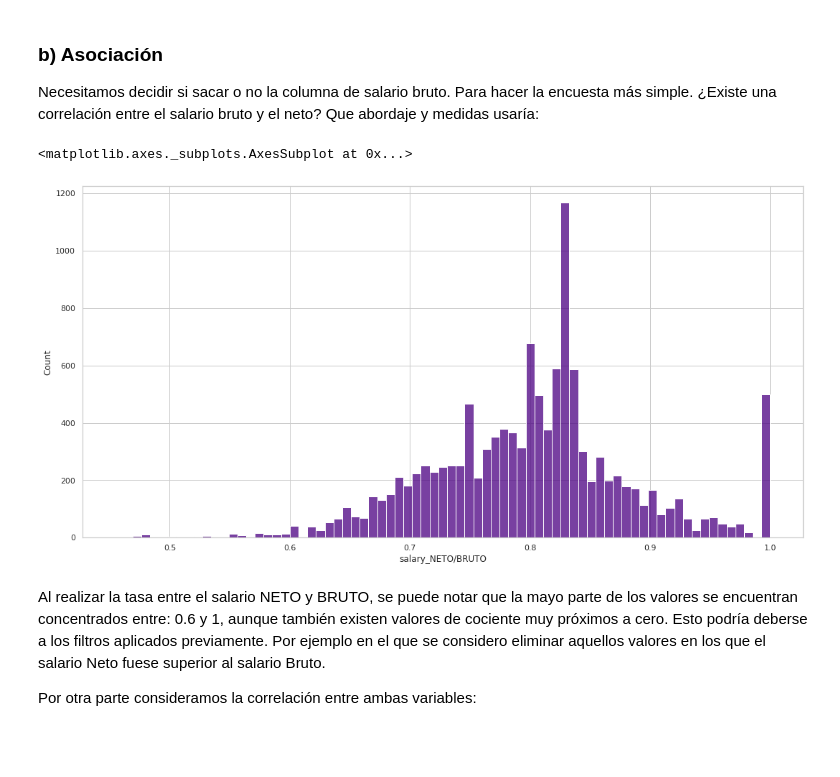
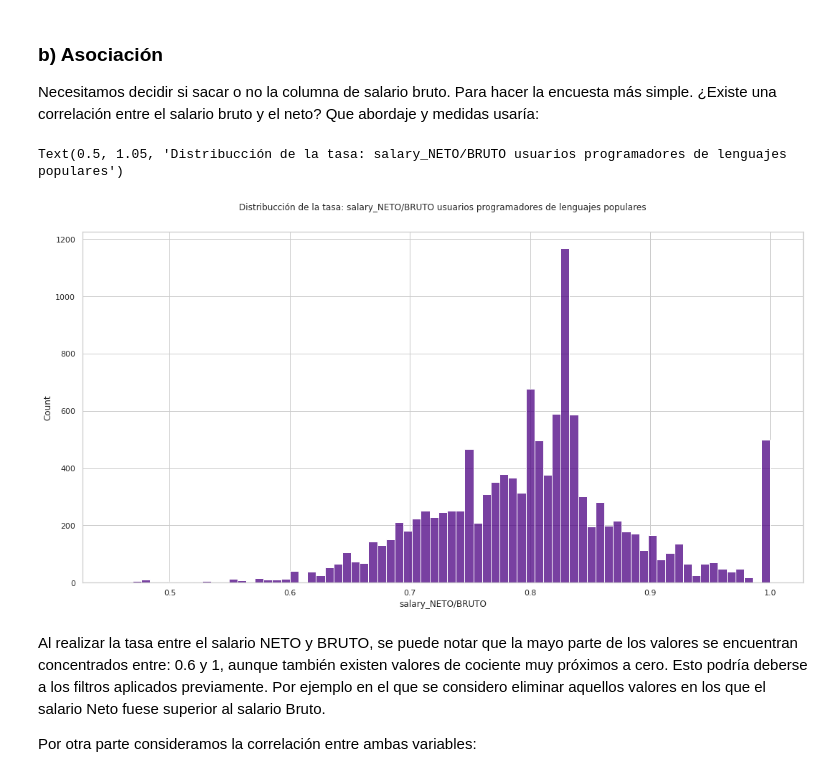
Before and after one commit to argennof/Data_A-V_2022, a Jupyter notebook: Grupo_24_Entregable_Parte_1.ipynb, the cells around one changed output. Saved outputs shown, nothing was run; the diff lists cells and outputs as text; code cells hidden in the pictures; blank space fills up the shorter version.

```diff
--- a/Grupo_24_Entregable_Parte_1.ipynb
+++ b/Grupo_24_Entregable_Parte_1.ipynb
@@ -581,16 +583,17 @@ Necesitamos decidir si sacar o no la columna de salario bruto. Para hacer la enc
 # %%
 # Creamos un tasa entre el Neto y el salario Bruto:
 df_without_outliers['salary_NETO/BRUTO'] = df_without_outliers['salary_monthly_NETO']/df_without_outliers['salary_monthly_BRUTO']
 
 # Acotamos a la region de interes:
 df_acotado = df_without_outliers[(df_without_outliers['salary_NETO/BRUTO']>0.45) & (df_without_outliers['salary_NETO/BRUTO']<1.3)]
 fig = plt.figure(figsize=(18, 9))
 
 # Visualizamos la distribucion de la tasa -salary_NETO/BRUTO-:
 seaborn.histplot(df_acotado['salary_NETO/BRUTO'], bins=75, color = 'indigo')
+plt.title('Distribucción de la tasa: salary_NETO/BRUTO usuarios programadores de lenguajes populares', loc='center',  y = 1.05)
 # %% [output]
-<matplotlib.axes._subplots.AxesSubplot at 0x...>
+Text(0.5, 1.05, 'Distribucción de la tasa: salary_NETO/BRUTO usuarios programadores de lenguajes populares')
-[figure, old version]
+[figure, new version]
 # %% [markdown]
 Al realizar la tasa entre el salario NETO y BRUTO, se puede notar que la mayo parte de los valores se encuentran concentrados entre: 0.6 y 1, aunque también existen valores de cociente muy próximos a cero. Esto podría deberse a los filtros aplicados previamente. Por ejemplo en el que se considero eliminar aquellos valores en los que el salario Neto fuese superior al salario Bruto.
 
```
Also changed, not shown: parts of 10 cells of this notebook.
